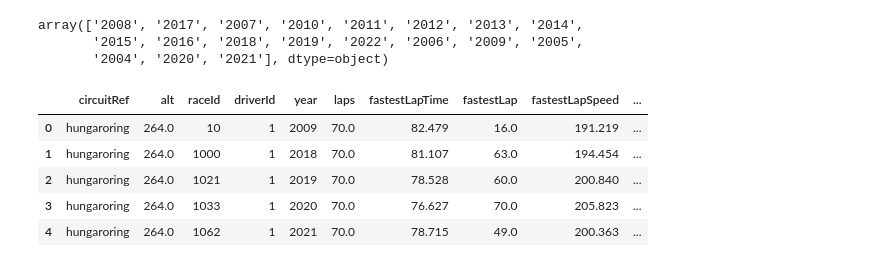
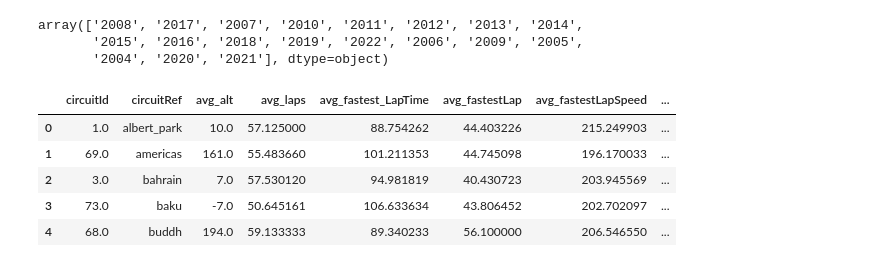
Before and after one commit to mclellanw00/capstone, a Jupyter notebook: F1Data.ipynb, the cells around one changed output. Cells and saved outputs as stored; diff of their text form; code cells hidden in the pictures.

```diff
--- a/F1Data.ipynb
+++ b/F1Data.ipynb
@@ -161,7 +120,7 @@ truemax
 | 64 | 2022 | 431.0 |
 65 rows × 2 columns
 # %%
-pd.set_option('display.max_rows', False)
+pd.options.display.max_rows = False
 
 names_recode = {'Team Lotus':'Lotus-Ford', 'Tyrrell':'Tyrrell-Ford', 'Williams':'Williams-Ford', 'Ferrari':'Ferrari', 'Cooper-Climax':'Cooper-Climax',
                 'BRM':'BRM', 'Lotus-Climax':'Lotus-Climax', 'Brabham-Repco':'Brabham-Repco', 'Lotus-Ford':'Lotus-Ford', 'Matra-Ford':'Matra-Ford',
@@ -175,6 +134,7 @@ constructor_champions = (points_max_join
              >> filter_by(X.team_percents==1)
              >> drop(X.team_percents, X.maxpoints)
              >> mutate(constructorId = X.constructorId.astype(str))
+             >> select(X.year, X.name, X.constructorRef)
 )
 constructor_champions
 # %% [output]
@@ -469,3 +431,13 @@ driver_championships
 | 341 | 2021 | Dutch | Verstappen | Max | 830 | 395.5 | 395.5 | 1.0 |
 | 362 | 2022 | Dutch | Verstappen | Max | 830 | 258.0 | 258.0 | 1.0 |
 73 rows × 8 columns
+# %%
+pd.options.display.max_rows = False
+
+driver_championships_neat = (driver_championships
+             >> mutate(driver_name = X.fname + ' ' + X.lname)
+             >> arrange(X.year, ascending = True)
+             >> select(X.year, X.driver_name, X.nationality, X.driverId)
+            #  >> drop(X.constructorId, X.team_percents, X.maxpoints)
+)
+driver_championships_neat
@@ -1001,15 +1017,28 @@ array(['2008', '2017', '2007', '2010', '2011', '2012', '2013', '2014',
 # %%
 circuits_time_join = alltimes_qualifying >> inner_join(circuits, by = ['circuitId'])
 circuits_time_clean = (circuits_time_join
-                    >> drop(X.lat, X.lng, X['name'], X.race_round, X.lap_deviation, X.pit_dev, X.url, X.q1, X.q2, X.q3)
-                    >> select(X.circuitRef, X.alt, X.raceId, X.driverId, X.year, X.laps, X.fastestLapTime, X.fastestLap, X.fastestLapSpeed, X.avg_laptime)
+                    >> drop(X['name'], X.pit_dev, X.url, X.q1, X.q2, X.q3)
+                    >> select(X.circuitRef, X.circuitId, X.alt, X.laps, X.fastestLapTime, X.fastestLap, X.fastestLapSpeed, X.avg_laptime, X.lap_deviation, X.avg_pitstop,
+                             X.race_round, X.new_statusId)#, X.year)
+                    >> group_by(X.circuitRef, X.circuitId)
+                    >> summarize(avg_alt = mean(X.alt),
+                                 avg_laps = mean(X.laps),
+                                 avg_fastest_LapTime = mean(X.fastestLapTime),
+                                 avg_fastestLap = mean(X.fastestLap),
+                                 avg_fastestLapSpeed = mean(X.fastestLapSpeed),
+                                 avg_avglaptime = mean(X.avg_laptime),
+                                 avg_lap_deviation = mean(X.lap_deviation),
+                                 avg_avg_pitstop = mean(X.avg_pitstop),
+                                 avg_race_round = mean(X.race_round),
+                                 avg_newstatusId = mean(X.new_statusId))
+                    >> ungroup
 
 )
 circuits_time_clean.head(5)
 # %% [output]
-|  | circuitRef | alt | raceId | driverId | year | laps | fastestLapTime | fastestLap | fastestLapSpeed | ... |
-| 0 | hungaroring | 264.0 | 10 | 1 | 2009 | 70.0 | 82.479 | 16.0 | 191.219 | ... |
-| 1 | hungaroring | 264.0 | 1000 | 1 | 2018 | 70.0 | 81.107 | 63.0 | 194.454 | ... |
-| 2 | hungaroring | 264.0 | 1021 | 1 | 2019 | 70.0 | 78.528 | 60.0 | 200.840 | ... |
-| 3 | hungaroring | 264.0 | 1033 | 1 | 2020 | 70.0 | 76.627 | 70.0 | 205.823 | ... |
-| 4 | hungaroring | 264.0 | 1062 | 1 | 2021 | 70.0 | 78.715 | 49.0 | 200.363 | ... |
+|  | circuitId | circuitRef | avg_alt | avg_laps | avg_fastest_LapTime | avg_fastestLap | avg_fastestLapSpeed | ... |
+| 0 | 1.0 | albert_park | 10.0 | 57.125000 | 88.754262 | 44.403226 | 215.249903 | ... |
+| 1 | 69.0 | americas | 161.0 | 55.483660 | 101.211353 | 44.745098 | 196.170033 | ... |
+| 2 | 3.0 | bahrain | 7.0 | 57.530120 | 94.981819 | 40.430723 | 203.945569 | ... |
+| 3 | 73.0 | baku | -7.0 | 50.645161 | 106.633634 | 43.806452 | 202.702097 | ... |
+| 4 | 68.0 | buddh | 194.0 | 59.133333 | 89.340233 | 56.100000 | 206.546550 | ... |
```
Also changed, not shown: parts of 20 cells of this notebook.
